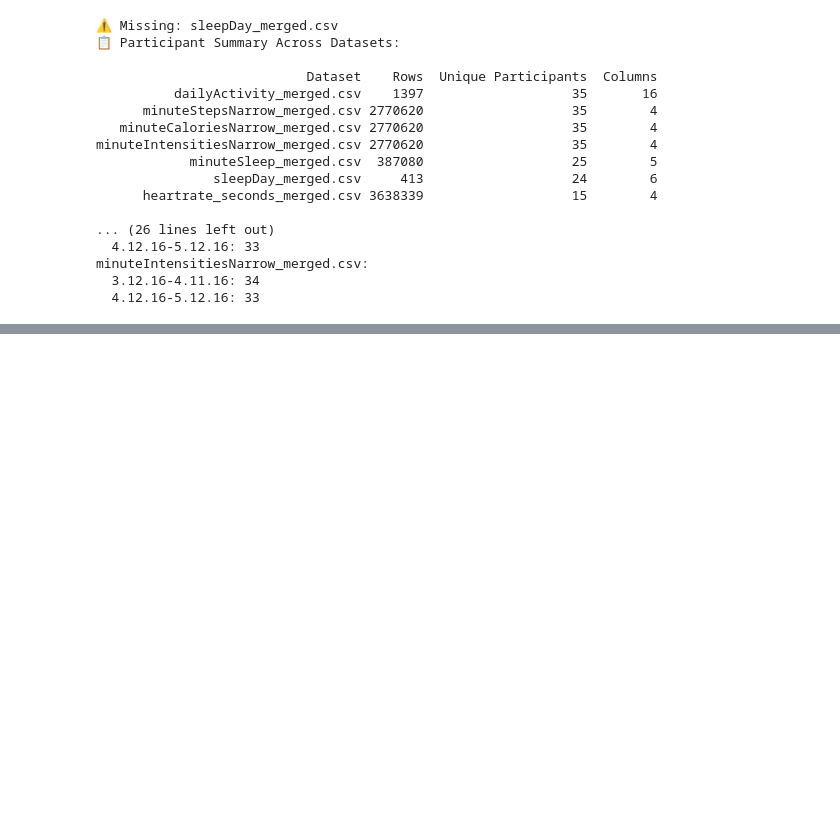
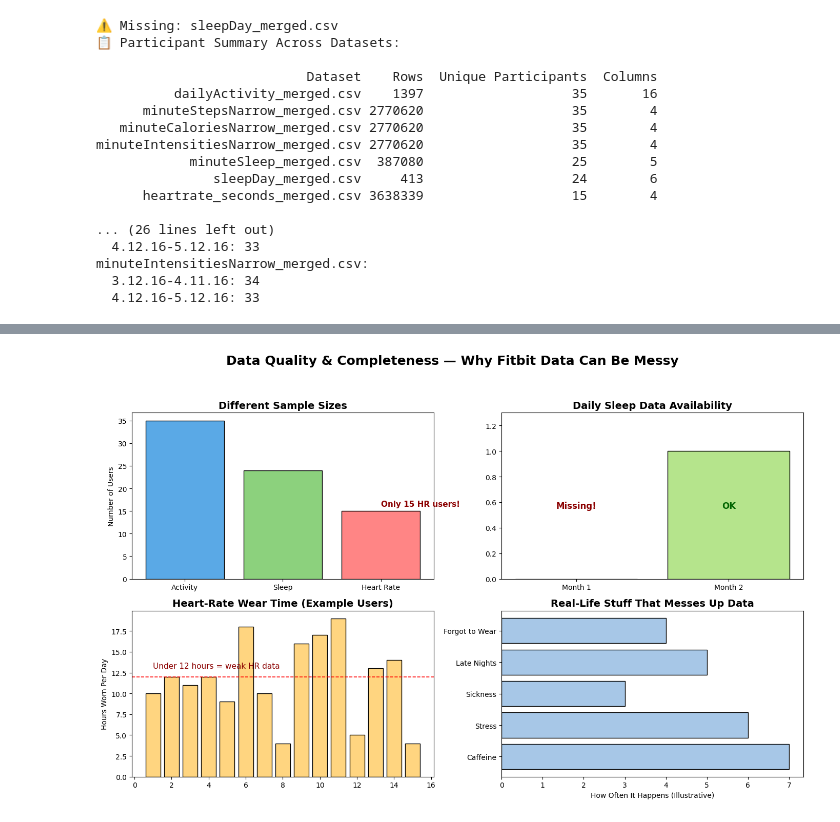
Before and after one commit to annaantohe/ScienceFair2025, a Jupyter notebook: EDA.ipynb, the cells around one changed output, grey strips where cells are left out. Saved outputs shown, nothing was run; the diff lists cells and outputs as text; code cells hidden in the pictures; blank space fills up the shorter version.

```diff
--- a/EDA.ipynb
+++ b/EDA.ipynb
@@ -105,0 +438,75 @@ minuteIntensitiesNarrow_merged.csv:
+# %%
+import matplotlib.pyplot as plt
+import numpy as np
+
+plt.figure(figsize=(14, 9))
+plt.suptitle("Data Quality & Completeness — Why Fitbit Data Can Be Messy",
+             fontsize=18, weight='bold', y=0.98)
+
+# ---------------------------------------------------------
+# Panel 1: Uneven sample sizes
+# ---------------------------------------------------------
+plt.subplot(2,2,1)
+datasets = ["Activity", "Sleep", "Heart Rate"]
+counts = [35, 24, 15]
+colors = ["#5AA9E6", "#8CD17D", "#FF8585"]
+
+bars = plt.bar(datasets, counts, color=colors, edgecolor="black")
+plt.title("Different Sample Sizes", fontsize=14, weight='bold')
+plt.ylabel("Number of Users")
+
+plt.text(2, 16, "Only 15 HR users!",
+         color="darkred", fontsize=11, weight='bold')
+
+# ---------------------------------------------------------
+# Panel 2: Missing Sleep in Month 1
+# ---------------------------------------------------------
+plt.subplot(2,2,2)
+months = ["Month 1", "Month 2"]
+sleep_available = [0, 1]
+
+bars = plt.bar(months, sleep_available,
+               color=["#FFB3B3", "#B5E48C"], edgecolor="black")
+
+plt.ylim(0, 1.3)
+plt.title("Daily Sleep Data Availability", fontsize=14, weight='bold')
+
+plt.text(0, 0.55, "Missing!",
+         color="darkred", fontsize=12, weight='bold', ha='center')
+plt.text(1, 0.55, "OK",
+         color="darkgreen", fontsize=12, weight='bold', ha='center')
+
+# ---------------------------------------------------------
+# Panel 3: HR Wear-Time Variability
+# ---------------------------------------------------------
+plt.subplot(2,2,3)
+people = np.arange(1, 16)
+wear_hours = np.random.randint(4, 22, size=15)
+
+plt.bar(people, wear_hours, color="#FFD580", edgecolor="black")
+plt.axhline(12, color="red", linestyle="--", linewidth=1.2)
+
+plt.title("Heart-Rate Wear Time (Example Users)", fontsize=14, weight='bold')
+plt.ylabel("Hours Worn Per Day")
+
+plt.text(1, 13, "Under 12 hours = weak HR data",
+         color="darkred", fontsize=11)
+
+# ---------------------------------------------------------
+# Panel 4: Real-Life Interference
+# ---------------------------------------------------------
+plt.subplot(2,2,4)
+issues = ["Caffeine", "Stress", "Sickness", "Late Nights", "Forgot to Wear"]
+freq = [7, 6, 3, 5, 4]
+
+plt.barh(issues, freq, color="#A7C7E7", edgecolor="black")
+plt.title("Real-Life Stuff That Messes Up Data", fontsize=14, weight='bold')
+plt.xlabel("How Often It Happens (Illustrative)")
+
+# ---------------------------------------------------------
+plt.tight_layout(rect=[0, 0, 1, 0.94])
+plt.savefig("data_quality_and_completeness.png",
+            dpi=300, bbox_inches="tight")
+plt.show()
+# %% [output]
+[figure, added]
```
Also changed, not shown: parts of 15 cells of this notebook, 17 other files.
